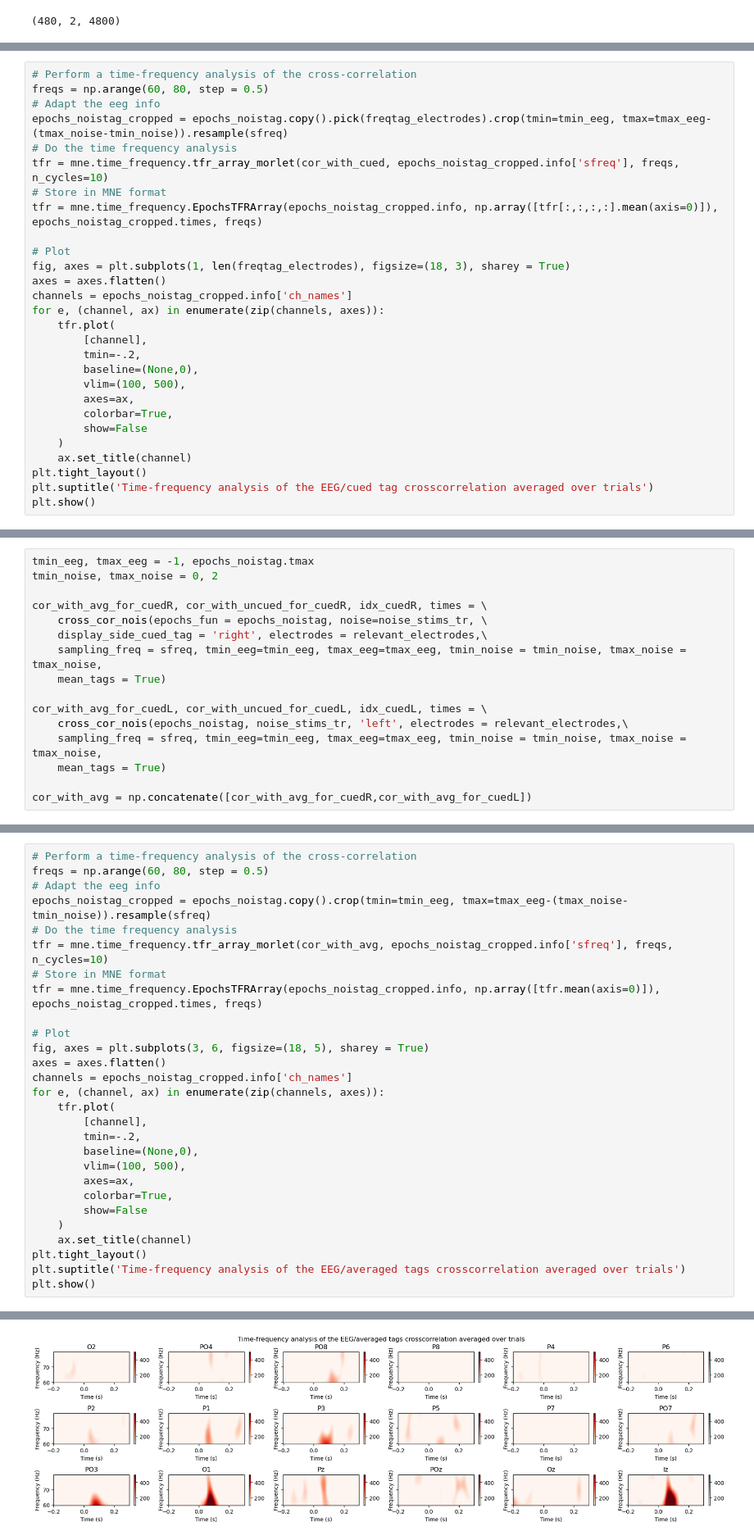
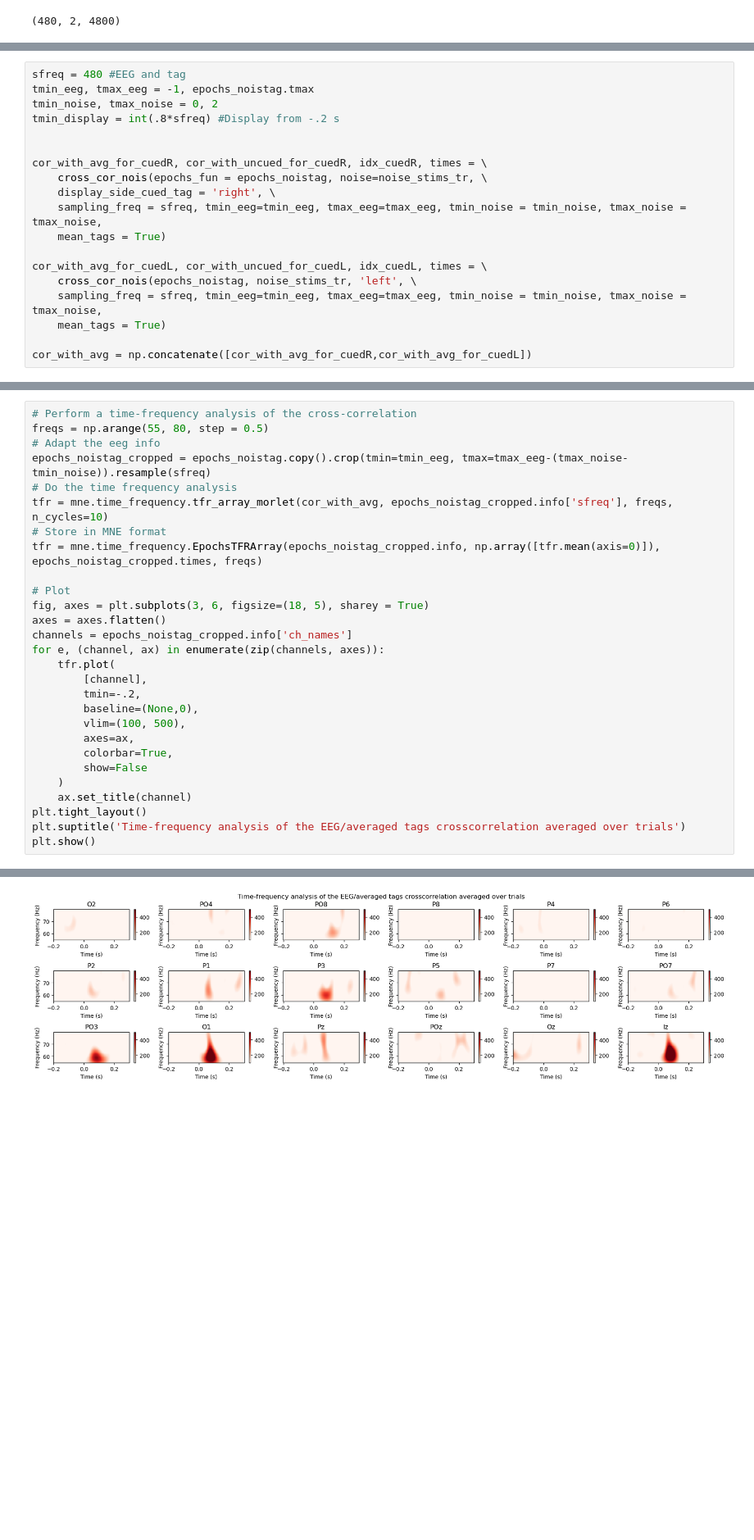
Before and after one commit to LpZamora/RIFT_thesis_expe1, a Jupyter notebook: 3b_noise_analysis_A2.ipynb, the cells around one changed output, grey strips where cells are left out. Shown at 82% size. Drawn from its saved outputs; the diff is of its cells as text; blank space fills up the shorter version.

```diff
--- a/3b_noise_analysis_A2.ipynb
+++ b/3b_noise_analysis_A2.ipynb
@@ -172,28 +134,0 @@ plt.show()
-# %%
-# Perform a time-frequency analysis of the cross-correlation
-freqs = np.arange(60, 80, step = 0.5)
-# Adapt the eeg info
-epochs_noistag_cropped = epochs_noistag.copy().pick(freqtag_electrodes).crop(tmin=tmin_eeg, tmax=tmax_eeg-(tmax_noise-tmin_noise)).resample(sfreq)
-# Do the time frequency analysis
-tfr = mne.time_frequency.tfr_array_morlet(cor_with_cued, epochs_noistag_cropped.info['sfreq'], freqs, n_cycles=10)
-# Store in MNE format
-tfr = mne.time_frequency.EpochsTFRArray(epochs_noistag_cropped.info, np.array([tfr[:,:,:,:].mean(axis=0)]), epochs_noistag_cropped.times, freqs)
-
-# Plot
-fig, axes = plt.subplots(1, len(freqtag_electrodes), figsize=(18, 3), sharey = True)
-axes = axes.flatten()
-channels = epochs_noistag_cropped.info['ch_names']
-for e, (channel, ax) in enumerate(zip(channels, axes)):
-    tfr.plot(
-        [channel],
-        tmin=-.2,
-        baseline=(None,0),
-        vlim=(100, 500),
-        axes=ax,
-        colorbar=True,
-        show=False
-    )
-    ax.set_title(channel)
-plt.tight_layout()
-plt.suptitle('Time-frequency analysis of the EEG/cued tag crosscorrelation averaged over trials')
-plt.show()
@@ -349,17 +139,20 @@ All trials, including the 20% where there was a target are included.
 The EEG is correlated with the average of the two displayed tags instead of each tag.
 Crosscorrelation is computed for all posterior electrodes then allows to select the best.
 # %%
+sfreq = 480 #EEG and tag
 tmin_eeg, tmax_eeg = -1, epochs_noistag.tmax
 tmin_noise, tmax_noise = 0, 2
+tmin_display = int(.8*sfreq) #Display from -.2 s
+
 
 cor_with_avg_for_cuedR, cor_with_uncued_for_cuedR, idx_cuedR, times = \
     cross_cor_nois(epochs_fun = epochs_noistag, noise=noise_stims_tr, \
-    display_side_cued_tag = 'right', electrodes = relevant_electrodes,\
+    display_side_cued_tag = 'right', \
     sampling_freq = sfreq, tmin_eeg=tmin_eeg, tmax_eeg=tmax_eeg, tmin_noise = tmin_noise, tmax_noise = tmax_noise,
     mean_tags = True)
 
 cor_with_avg_for_cuedL, cor_with_uncued_for_cuedL, idx_cuedL, times = \
-    cross_cor_nois(epochs_noistag, noise_stims_tr, 'left', electrodes = relevant_electrodes,\
+    cross_cor_nois(epochs_noistag, noise_stims_tr, 'left', \
     sampling_freq = sfreq, tmin_eeg=tmin_eeg, tmax_eeg=tmax_eeg, tmin_noise = tmin_noise, tmax_noise = tmax_noise,
     mean_tags = True)
 
@@ -381,7 +174,7 @@ plt.show()
 [figure]
 # %%
 # Perform a time-frequency analysis of the cross-correlation
-freqs = np.arange(60, 80, step = 0.5)
+freqs = np.arange(55, 80, step = 0.5)
 # Adapt the eeg info
 epochs_noistag_cropped = epochs_noistag.copy().crop(tmin=tmin_eeg, tmax=tmax_eeg-(tmax_noise-tmin_noise)).resample(sfreq)
 # Do the time frequency analysis
@@ -413,22 +206,22 @@ Sampling frequency of the instance is already 480.0, returning unmodified.
 Applying baseline correction (mode: mean)
 Applying baseline correction (mode: mean)
 Applying baseline correction (mode: mean)
 Applying baseline correction (mode: mean)
 Applying baseline correction (mode: mean)
 Applying baseline correction (mode: mean)
 Applying baseline correction (mode: mean)
 Applying baseline correction (mode: mean)
 Applying baseline correction (mode: mean)
 Applying baseline correction (mode: mean)
 Applying baseline correction (mode: mean)
 Applying baseline correction (mode: mean)
 Applying baseline correction (mode: mean)
 Applying baseline correction (mode: mean)
 Applying baseline correction (mode: mean)
 Applying baseline correction (mode: mean)
 Applying baseline correction (mode: mean)
 Applying baseline correction (mode: mean)
-[figure, old version]
+[figure, new version]
 # %%
 # Select electrodes that have a crosscorrelation max higher than 3.8 standard deviations after stimulus onset
 elec_max = np.abs(normalize_per_trial(cor_with_avg.mean(axis=0)))[:, -int((tmax_eeg-tmax_noise)*sfreq):].max(axis=-1) > 3.8
```
Also changed, not shown: parts of 58 cells of this notebook, 28 other files.
